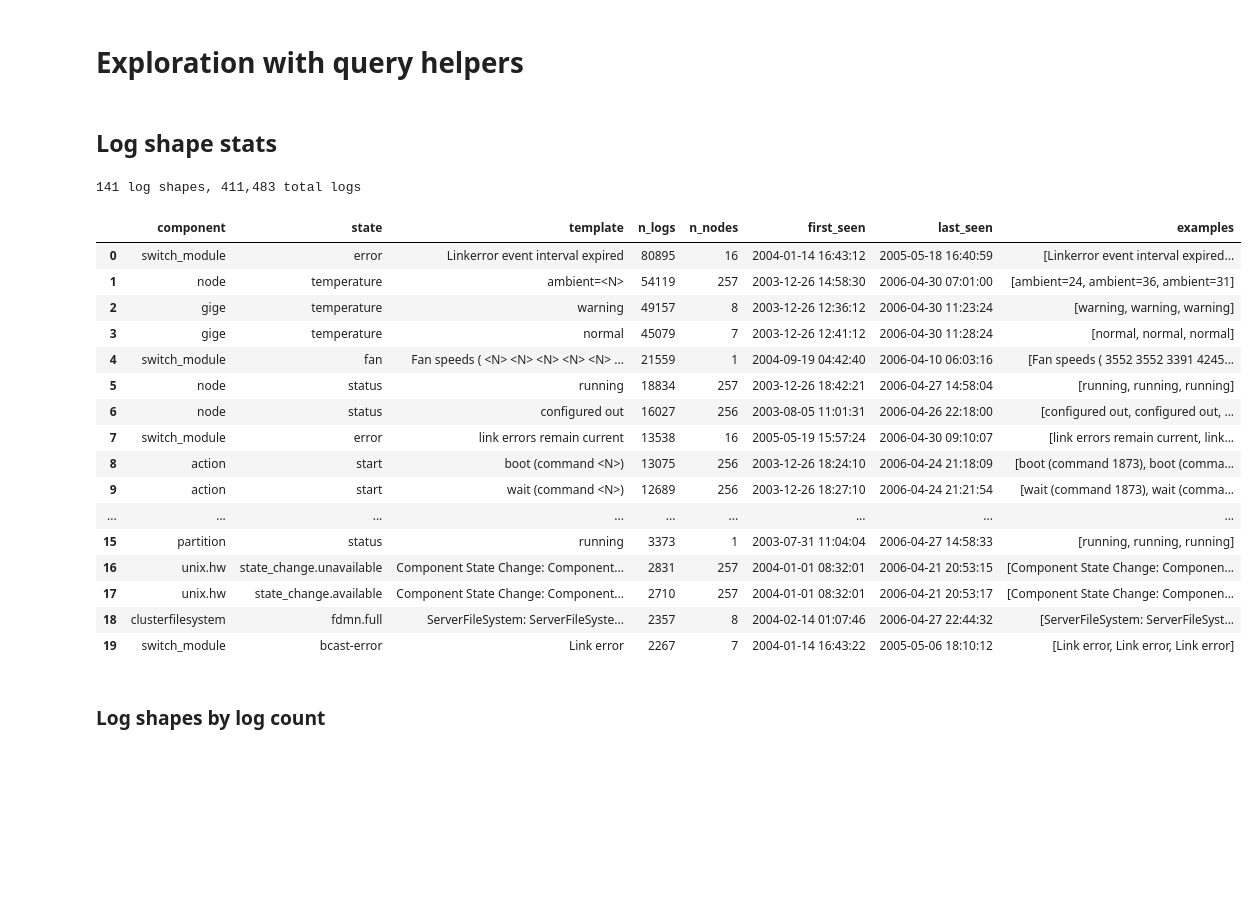
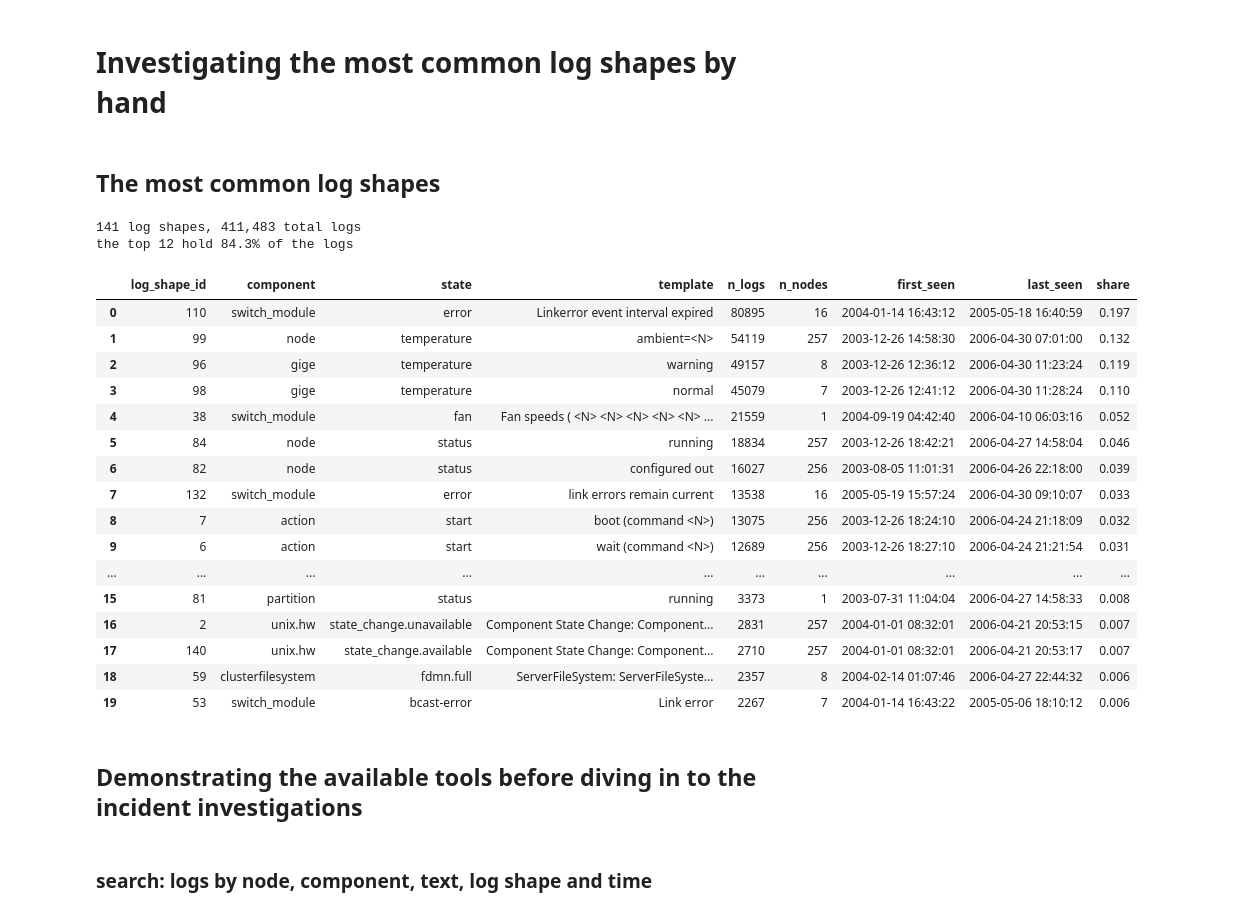
Before and after one commit to avivvv/mave-home-assignment, a Jupyter notebook: notebooks/04_incidents.ipynb, the cells around one changed output. Cells and saved outputs as stored; diff of their text form; code cells hidden in the pictures; blank space fills up the shorter version.

Commit message:
change how we search the db, and improve the incident investigation nb

```diff
--- a/notebooks/04_incidents.ipynb
+++ b/notebooks/04_incidents.ipynb
@@ -1,46 +1,68 @@
 # %% [markdown]
-# Exploration with query helpers
+# Investigating the most common log shapes by hand
 # %%
+import random
 import sys
 from dataclasses import asdict
+from datetime import datetime, timedelta
 from pathlib import Path
 
 sys.path.insert(0, str(Path.cwd().parent if Path.cwd().name == "notebooks" else Path.cwd()))
 
 import pandas as pd
 from logstore.db import connect
-from logstore.repositories import LogRepository, LogShapeRepository
-from datetime import datetime
+from logstore.repositories import LogRepository
+
+pd.set_option("display.max_colwidth", 120)
 
 conn = connect()
 logs = LogRepository(conn)
-log_shapes = LogShapeRepository(conn)
+
+N_LOG_SHAPES_TO_INVESTIGATE = 12
 # %% [markdown]
-## Log shape stats
+## The most common log shapes
 # %%
-stats = log_shapes.stats()
-df_stats = pd.DataFrame([asdict(s) for s in stats])
-print(f"{len(df_stats)} log shapes, {df_stats.n_logs.sum():,} total logs")
-df_stats.head(20)
+# counts over the whole history of every log shape
+df_shapes = pd.read_sql(
+    """
+    SELECT s.id AS log_shape_id, s.component, s.state, s.template,
+           COUNT(*) AS n_logs, COUNT(DISTINCT l.node) AS n_nodes,
+           MIN(l.ts) AS first_seen, MAX(l.ts) AS last_seen
+    FROM logs l JOIN log_shapes s ON s.id = l.log_shape_id
+    GROUP BY s.id
+    ORDER BY n_logs DESC
+    """,
+    conn,
+)
+total = df_shapes.n_logs.sum()
+df_shapes["share"] = (df_shapes.n_logs / total).round(3)
+print(f"{len(df_shapes)} log shapes, {total:,} total logs")
+
+top = df_shapes.head(N_LOG_SHAPES_TO_INVESTIGATE)
+print(f"the top {N_LOG_SHAPES_TO_INVESTIGATE} hold {top.n_logs.sum() / total:.1%} of the logs")
+df_shapes.head(20)
 # %% [output]
 141 log shapes, 411,483 total logs
+the top 12 hold 84.3% of the logs
-|  | component | state | template | n_logs | n_nodes | first_seen | last_seen | examples |
-| 0 | switch_module | error | Linkerror event interval expired | 80895 | 16 | 2004-01-14 16:43:12 | 2005-05-18 16:40:59 | [Linkerror event interval expired... |
-| 1 | node | temperature | ambient=<N> | 54119 | 257 | 2003-12-26 14:58:30 | 2006-04-30 07:01:00 | [ambient=24, ambient=36, ambient=31] |
-| 2 | gige | temperature | warning | 49157 | 8 | 2003-12-26 12:36:12 | 2006-04-30 11:23:24 | [warning, warning, warning] |
-| 3 | gige | temperature | normal | 45079 | 7 | 2003-12-26 12:41:12 | 2006-04-30 11:28:24 | [normal, normal, normal] |
-| 4 | switch_module | fan | Fan speeds ( <N> <N> <N> <N> <N> ... | 21559 | 1 | 2004-09-19 04:42:40 | 2006-04-10 06:03:16 | [Fan speeds ( 3552 3552 3391 4245... |
-| 5 | node | status | running | 18834 | 257 | 2003-12-26 18:42:21 | 2006-04-27 14:58:04 | [running, running, running] |
-| 6 | node | status | configured out | 16027 | 256 | 2003-08-05 11:01:31 | 2006-04-26 22:18:00 | [configured out, configured out, ... |
-| 7 | switch_module | error | link errors remain current | 13538 | 16 | 2005-05-19 15:57:24 | 2006-04-30 09:10:07 | [link errors remain current, link... |
-| 8 | action | start | boot (command <N>) | 13075 | 256 | 2003-12-26 18:24:10 | 2006-04-24 21:18:09 | [boot (command 1873), boot (comma... |
-| 9 | action | start | wait (command <N>) | 12689 | 256 | 2003-12-26 18:27:10 | 2006-04-24 21:21:54 | [wait (command 1873), wait (comma... |
-| ... | ... | ... | ... | ... | ... | ... | ... | ... |
-| 15 | partition | status | running | 3373 | 1 | 2003-07-31 11:04:04 | 2006-04-27 14:58:33 | [running, running, running] |
-| 16 | unix.hw | state_change.unavailable | Component State Change: Component... | 2831 | 257 | 2004-01-01 08:32:01 | 2006-04-21 20:53:15 | [Component State Change: Componen... |
-| 17 | unix.hw | state_change.available | Component State Change: Component... | 2710 | 257 | 2004-01-01 08:32:01 | 2006-04-21 20:53:17 | [Component State Change: Componen... |
-| 18 | clusterfilesystem | fdmn.full | ServerFileSystem: ServerFileSyste... | 2357 | 8 | 2004-02-14 01:07:46 | 2006-04-27 22:44:32 | [ServerFileSystem: ServerFileSyst... |
-| 19 | switch_module | bcast-error | Link error | 2267 | 7 | 2004-01-14 16:43:22 | 2005-05-06 18:10:12 | [Link error, Link error, Link error] |
+|  | log_shape_id | component | state | template | n_logs | n_nodes | first_seen | last_seen | share |
+| 0 | 110 | switch_module | error | Linkerror event interval expired | 80895 | 16 | 2004-01-14 16:43:12 | 2005-05-18 16:40:59 | 0.197 |
+| 1 | 99 | node | temperature | ambient=<N> | 54119 | 257 | 2003-12-26 14:58:30 | 2006-04-30 07:01:00 | 0.132 |
+| 2 | 96 | gige | temperature | warning | 49157 | 8 | 2003-12-26 12:36:12 | 2006-04-30 11:23:24 | 0.119 |
+| 3 | 98 | gige | temperature | normal | 45079 | 7 | 2003-12-26 12:41:12 | 2006-04-30 11:28:24 | 0.110 |
+| 4 | 38 | switch_module | fan | Fan speeds ( <N> <N> <N> <N> <N> ... | 21559 | 1 | 2004-09-19 04:42:40 | 2006-04-10 06:03:16 | 0.052 |
+| 5 | 84 | node | status | running | 18834 | 257 | 2003-12-26 18:42:21 | 2006-04-27 14:58:04 | 0.046 |
+| 6 | 82 | node | status | configured out | 16027 | 256 | 2003-08-05 11:01:31 | 2006-04-26 22:18:00 | 0.039 |
+| 7 | 132 | switch_module | error | link errors remain current | 13538 | 16 | 2005-05-19 15:57:24 | 2006-04-30 09:10:07 | 0.033 |
+| 8 | 7 | action | start | boot (command <N>) | 13075 | 256 | 2003-12-26 18:24:10 | 2006-04-24 21:18:09 | 0.032 |
+| 9 | 6 | action | start | wait (command <N>) | 12689 | 256 | 2003-12-26 18:27:10 | 2006-04-24 21:21:54 | 0.031 |
+| ... | ... | ... | ... | ... | ... | ... | ... | ... | ... |
+| 15 | 81 | partition | status | running | 3373 | 1 | 2003-07-31 11:04:04 | 2006-04-27 14:58:33 | 0.008 |
+| 16 | 2 | unix.hw | state_change.unavailable | Component State Change: Component... | 2831 | 257 | 2004-01-01 08:32:01 | 2006-04-21 20:53:15 | 0.007 |
+| 17 | 140 | unix.hw | state_change.available | Component State Change: Component... | 2710 | 257 | 2004-01-01 08:32:01 | 2006-04-21 20:53:17 | 0.007 |
+| 18 | 59 | clusterfilesystem | fdmn.full | ServerFileSystem: ServerFileSyste... | 2357 | 8 | 2004-02-14 01:07:46 | 2006-04-27 22:44:32 | 0.006 |
+| 19 | 53 | switch_module | bcast-error | Link error | 2267 | 7 | 2004-01-14 16:43:22 | 2005-05-06 18:10:12 | 0.006 |
 # %% [markdown]
-### Log shapes by log count
+## Demonstrating the available tools before diving in to the incident investigations
+# %% [markdown]
+### search: logs by node, component, text, log shape and time
 # %%
```
Also changed, not shown: parts of 38 cells of this notebook, 12 other files.
